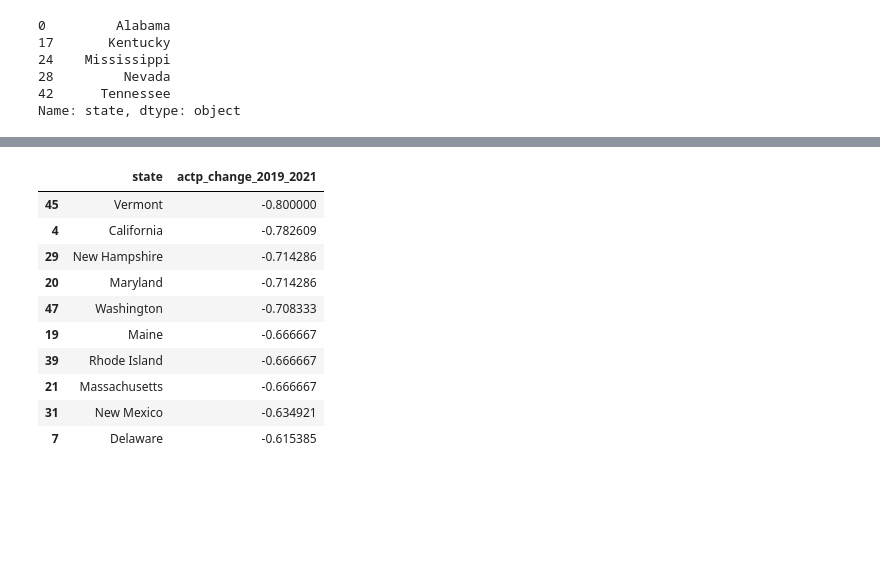
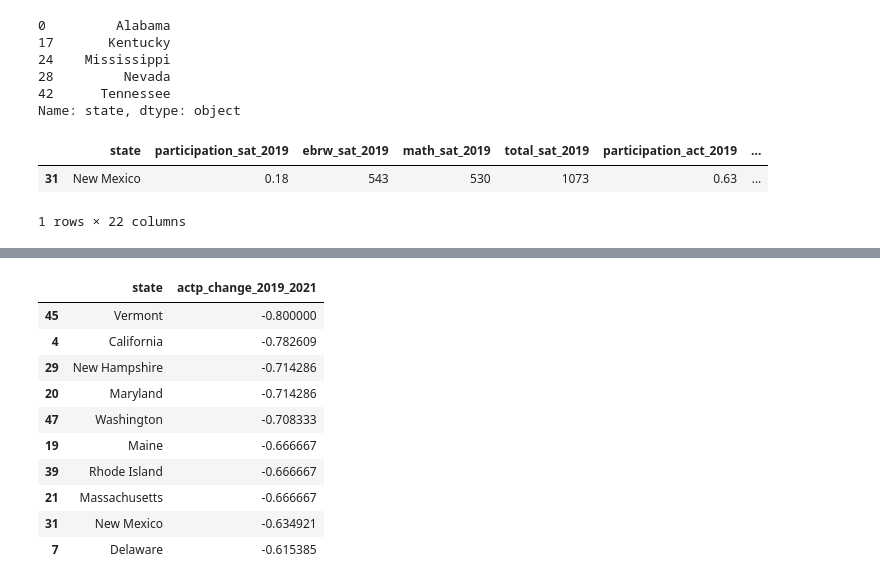
Before and after one commit to mirawrr/GA-projects, a Jupyter notebook: project_1_final/Project1_Amira.ipynb, the cells around one changed output, grey strips where cells are left out. Cells and saved outputs as stored; diff of their text form; code cells hidden in the pictures; blank space fills up the shorter version.

```diff
--- a/project_1_final/Project1_Amira.ipynb
+++ b/project_1_final/Project1_Amira.ipynb
@@ -1214,3 +1229,9 @@ data[(data['participation_act_2019']==1) & (data['participation_act_2020']==1) &
 Name: state, dtype: object
 # %%
 data['actp_change_2019_2021'] = percentage_change(data['participation_act_2019'],data['participation_act_2021'])
+# %%
+data.loc[data['state'] == 'New Mexico']
+# %% [output]
+|  | state | participation_sat_2019 | ebrw_sat_2019 | math_sat_2019 | total_sat_2019 | participation_act_2019 | ... |
+| 31 | New Mexico | 0.18 | 543 | 530 | 1073 | 0.63 | ... |
+1 rows × 22 columns
```
Also changed, not shown: parts of 14 cells of this notebook, 1 other file.
